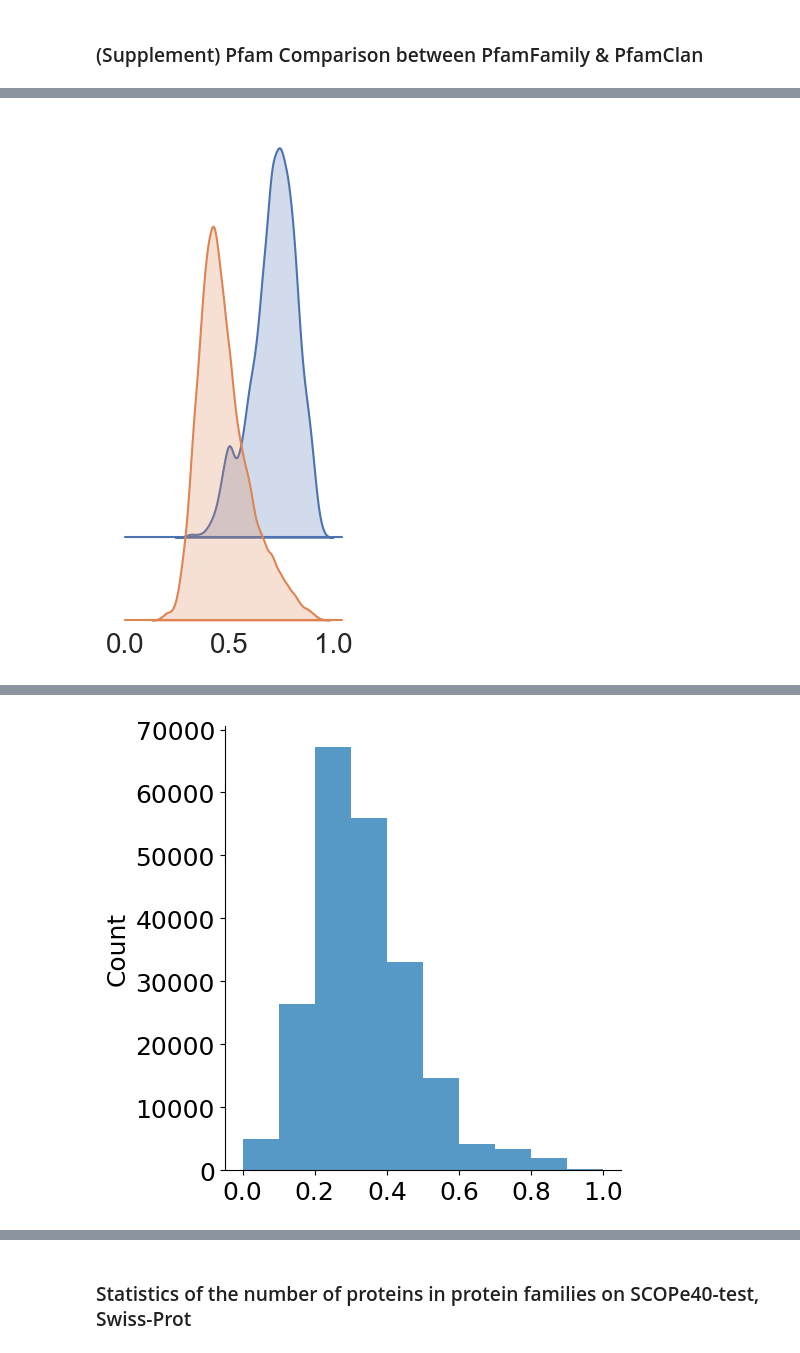
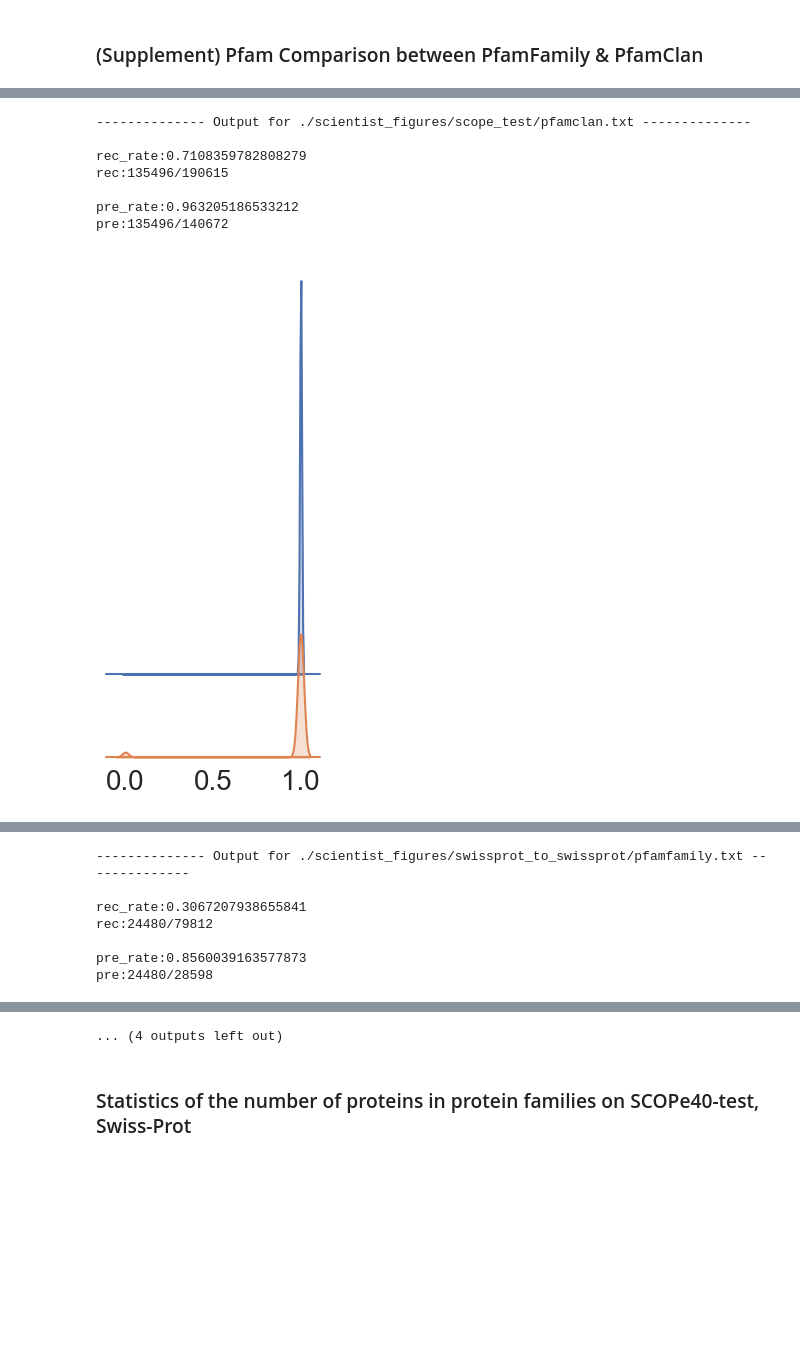
Before and after one commit to maovshao/PLMSearch, a Jupyter notebook: main.ipynb, the cells around one changed output, grey strips where cells are left out. Saved outputs shown, nothing was run; the diff lists cells and outputs as text; code cells hidden in the pictures; blank space fills up the shorter version.

```diff
--- a/main.ipynb
+++ b/main.ipynb
@@ -160,0 +337,14 @@ Ablation experiment based on SCOPe benchmark on the SCOPe40-test
+# %%
+%%bash
+cd ./plmsearch_data/scope_test/
+# Generate rocx
+methods=("euclidean" "cos" "ss_predictor_without_cos" "ss_predictor" "plmsearch")
+
+for method in "${methods[@]}"; do
+    echo "Processing method: $method"
+    ### The area under the curve (AUC) of the cumulative ROC curve up to the first FP
+    awk '{ famsum+=$3; supfamsum+=$4; foldsum+=$5}END{print famsum/NR,supfamsum/NR,foldsum/NR}' ./rocx/${method}.rocx
+    ### The average num of Family TPs, Superfamily TPs, Fold TPs, total TPs up to the first FP
+    awk '{ FamTP+=$10; SFamTP+=$11; FoldTP+=$12; TP+=$10; TP+=$11; TP+=$12}END{print FamTP/NR, SFamTP/NR, FoldTP/NR, TP/NR}' ./rocx/${method}.rocx
+done
+cd ../..
@@ -422,13 +755,19 @@ Created on 2021/12/28
 """
 import sys
 sys.path.append("./plmsearch/")
-from plmsearch.plmsearch_util.statistics_util import get_input_output, ss_mat_statistics
+from plmsearch.plmsearch_util.statistics_util import get_input_output, precision_recall_statistics, precision_recall_plot
+
+df_dict = {}
+df_dict['dataset'] = []
+df_dict['recall'] = []
+df_dict['method'] = []
+
 
 # Pfam Compare(scope)
-todo_dir_list = ["./plmsearch_data/scope_test/prefilter_result/"]
-ss_mat_path = "./plmsearch_data/scope_test/ss_mat.npy"
-query_protein_list_path = "./plmsearch_data/scope_test/protein_list.txt"
-target_protein_list_path = "./plmsearch_data/scope_test/protein_list.txt"
+todo_dir_list = ["./plmsearch_data/scope_test/search_result/"]
+ss_mat_path = "./plmsearch_data/scope_test/same_fold_mat.npy"
+query_protein_fasta_path = "./plmsearch_data/scope_test/protein.fasta"
+target_protein_fasta_path = "./plmsearch_data/scope_test/protein.fasta"
 todo_name_list = [
     'pfamfamily',
     'pfamclan'
@@ -436,13 +775,17 @@ todo_name_list = [
 todo_file_list, todo_fig_list = get_input_output(todo_dir_list, todo_name_list)
 method_list = ['PfamFamily', 'PfamClan']
 top_list = ['all', 'all']
-ss_mat_statistics(ss_mat_path, query_protein_list_path, target_protein_list_path, todo_file_list, todo_fig_list, "./scientist_figures/pfam_scope_compare.png", method_list, top_list, legend=False)
+recall_dict = precision_recall_statistics(ss_mat_path, query_protein_fasta_path, target_protein_fasta_path, todo_file_list, todo_fig_list, method_list, top_list, legend=False)
+for method in method_list:
+    df_dict['dataset'].append('SCOPe40-test')
+    df_dict['recall'].append(eval(f"{recall_dict[method]:.3f}"))
+    df_dict['method'].append(method)
 
 # Pfam Compare(swissprot_to_swissprot)
-todo_dir_list = ["./plmsearch_data/swissprot_to_swissprot/prefilter_result/"]
+todo_dir_list = ["./plmsearch_data/swissprot_to_swissprot/search_result/"]
 ss_mat_path = "./plmsearch_data/swissprot_to_swissprot/ss_mat.npy"
-query_protein_list_path = "./plmsearch_data/swissprot_to_swissprot/query_protein_list.txt"
-target_protein_list_path = "./plmsearch_data/swissprot_to_swissprot/target_protein_list.txt"
+query_protein_fasta_path = "./plmsearch_data/swissprot_to_swissprot/protein.fasta"
+target_protein_fasta_path = "./plmsearch_data/swissprot/protein.fasta"
 todo_name_list = [
     'pfamfamily',
     'pfamclan'
@@ -450,13 +793,17 @@ todo_name_list = [
 todo_file_list, todo_fig_list = get_input_output(todo_dir_list, todo_name_list)
 method_list = ['PfamFamily', 'PfamClan']
 top_list = ['all', 'all']
-ss_mat_statistics(ss_mat_path, query_protein_list_path, target_protein_list_path, todo_file_list, todo_fig_list, "./scientist_figures/pfam_swissprot_to_swissprot_compare.png", method_list, top_list, legend=False)
+recall_dict = precision_recall_statistics(ss_mat_path, query_protein_fasta_path, target_protein_fasta_path, todo_file_list, todo_fig_list, method_list, top_list, legend=False)
+for method in method_list:
+    df_dict['dataset'].append('Swissprot to Swissprot')
+    df_dict['recall'].append(eval(f"{recall_dict[method]:.3f}"))
+    df_dict['method'].append(method)
 
 # Pfam Compare(scope_to_swissprot)
-todo_dir_list = ["./plmsearch_data/scope_to_swissprot/prefilter_result/"]
+todo_dir_list = ["./plmsearch_data/scope_to_swissprot/search_result/"]
 ss_mat_path = "./plmsearch_data/scope_to_swissprot/ss_mat.npy"
-query_protein_list_path = "./plmsearch_data/scope_to_swissprot/query_protein_list.txt"
-target_protein_list_path = "./plmsearch_data/scope_to_swissprot/target_protein_list.txt"
+query_protein_fasta_path = "./plmsearch_data/scope_to_swissprot/protein.fasta"
+target_protein_fasta_path = "./plmsearch_data/swissprot/protein.fasta"
 todo_name_list = [
     'pfamfamily',
     'pfamclan'
@@ -464,5 +811,11 @@ todo_name_list = [
 todo_file_list, todo_fig_list = get_input_output(todo_dir_list, todo_name_list)
 method_list = ['PfamFamily', 'PfamClan']
 top_list = ['all', 'all']
-ss_mat_statistics(ss_mat_path, query_protein_list_path, target_protein_list_path, todo_file_list, todo_fig_list, "./scientist_figures/pfam_scope_to_swissprot_compare.png", method_list, top_list, legend=True)
+recall_dict = precision_recall_statistics(ss_mat_path, query_protein_fasta_path, target_protein_fasta_path, todo_file_list, todo_fig_list, method_list, top_list, legend=True)
+for method in method_list:
+    df_dict['dataset'].append('Scope to Swissprot')
+    df_dict['recall'].append(eval(f"{recall_dict[method]:.3f}"))
+    df_dict['method'].append(method)
+
+precision_recall_plot(df_dict)
 # %% [output]
@@ -471 +831,8 @@ ss_mat_statistics(ss_mat_path, query_protein_list_path, target_protein_list_path
+-------------- Output for ./scientist_figures/scope_test/pfamclan.txt --------------
+
+rec_rate:0.7108359782808279
+rec:135496/190615
+
+pre_rate:0.963205186533212
+pre:135496/140672
-[figure, old version]
+[figure, new version]
@@ -472,0 +840,7 @@ ss_mat_statistics(ss_mat_path, query_protein_list_path, target_protein_list_path
+-------------- Output for ./scientist_figures/swissprot_to_swissprot/pfamfamily.txt --------------
+
+rec_rate:0.3067207938655841
+rec:24480/79812
+
+pre_rate:0.8560039163577873
+pre:24480/28598
@@ -476 +856,0 @@ ss_mat_statistics(ss_mat_path, query_protein_list_path, target_protein_list_path
-[figure, removed]
@@ -478,3 +864,4 @@ ss_mat_statistics(ss_mat_path, query_protein_list_path, target_protein_list_path
+... (4 outputs left out)
 # %% [markdown]
 ### Statistics of the number of proteins in protein families on SCOPe40-test, Swiss-Prot
 # %%
```
Also changed, not shown: parts of 40 cells of this notebook, 51 other files.
